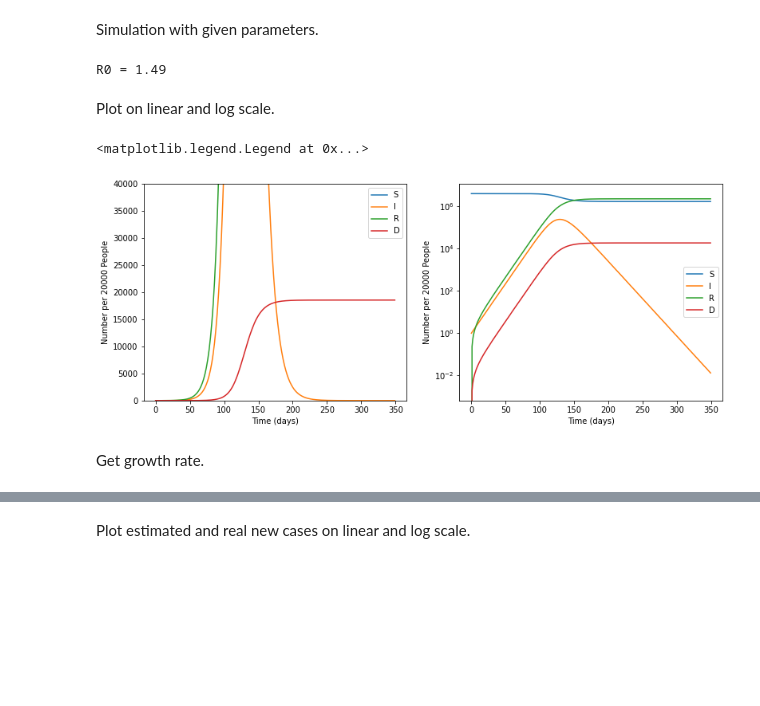
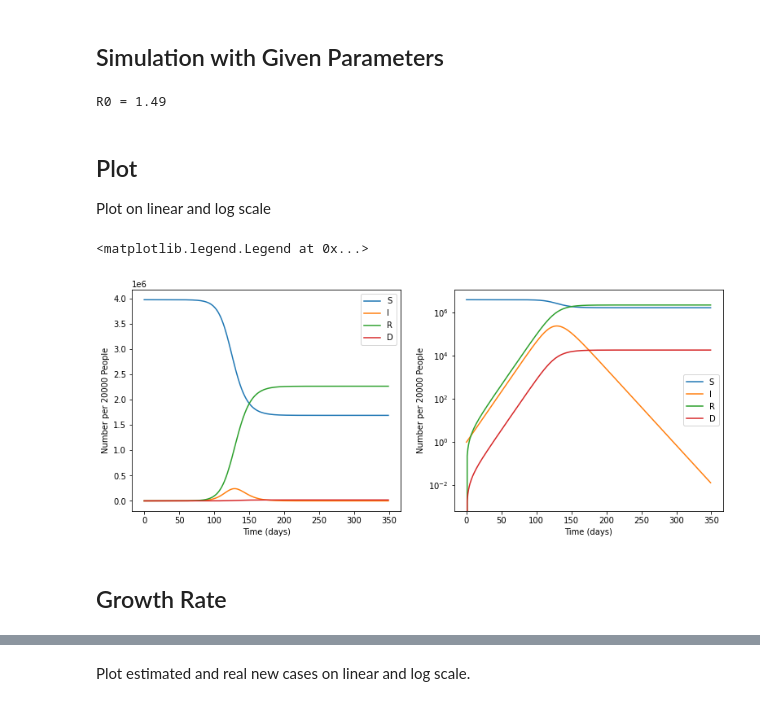
Before and after one commit to lydia7635/AI2022-Final, a Jupyter notebook: AI2022_SIRD_COVID19.ipynb, the cells around one changed output, grey strips where cells are left out. Drawn from its saved outputs; the diff is of its cells as text; code cells hidden in the pictures; blank space fills up the shorter version.

```diff
--- a/AI2022_SIRD_COVID19.ipynb
+++ b/AI2022_SIRD_COVID19.ipynb
@@ -51,8 +51,8 @@ def SIRD(y, t, b, g, u, N):
     dy[2] = u*y[0] # dD
 
     return dy
-# %% [markdown]
-Simulation with given parameters.
+# %% [markdown]
+## Simulation with Given Parameters
 # %%
 # Define parameters and run ODE
 
@@ -68,38 +68,39 @@ print("R0 = {0:4.2f}".format(R0))
 # %% [output]
 R0 = 1.49
 # %% [markdown]
-Plot on linear and log scale.
+## Plot
+Plot on linear and log scale
 # %%
 tmax = 350 # time length
 tvec = np.arange(0, tmax, 1)
 ic = np.zeros(3)
 ic[0] = 1
 
 soln = odeint(SIRD, ic, tvec, args=(b, g, u, N))
 soln = np.hstack((N - np.sum(soln, axis=1, keepdims=True), soln))
 
 plt.figure(figsize=(13, 5))
 plt.subplot(1, 2, 1)
 plt.plot(tvec, soln)
 plt.xlabel("Time (days)")
 plt.ylabel("Number per 20000 People")
 plt.legend(("S", "I", "R", "D"))
-plt.ylim([0, 40000])
+# plt.ylim([0, 40000])
 
 #Same plot but on log scale
 plt.subplot(1, 2, 2)
 plt.plot(tvec, soln)
 plt.semilogy()
 plt.xlabel("Time (days)")
 plt.ylabel("Number per 20000 People")
 plt.legend(("S", "I", "R", "D"))
 # plt.ylim([1, 200000])
 #plt.tight_layout()
 # %% [output]
 <matplotlib.legend.Legend at 0x...>
-[figure, old version]
+[figure, new version]
-# %% [markdown]
-Get growth rate.
+# %% [markdown]
+## Growth Rate
 # %%
 # get observed growth rate r (and doubling time) for a particular variable between selected time points
 #(all infected classes eventually grow at same rate during early infection)
```
Also changed, not shown: parts of 33 cells of this notebook.
